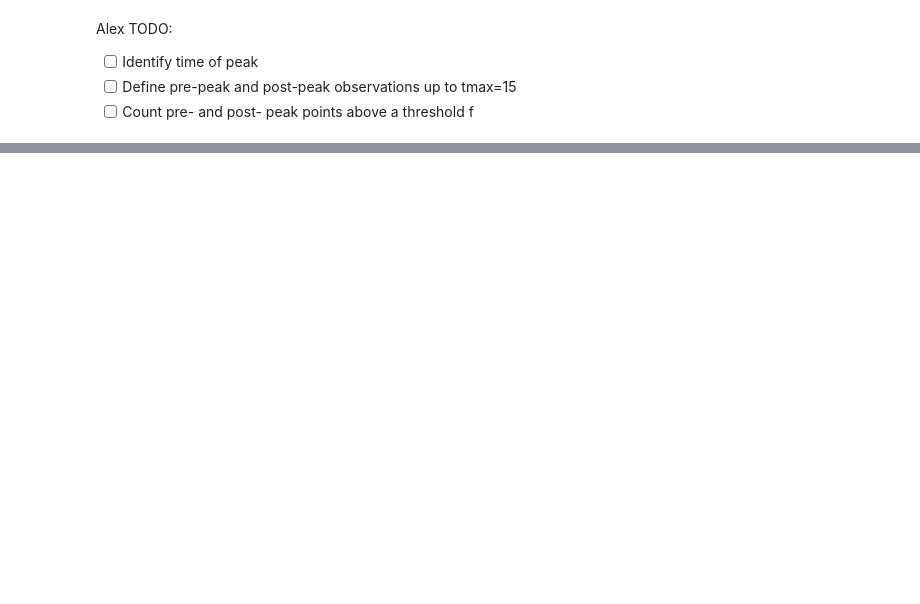
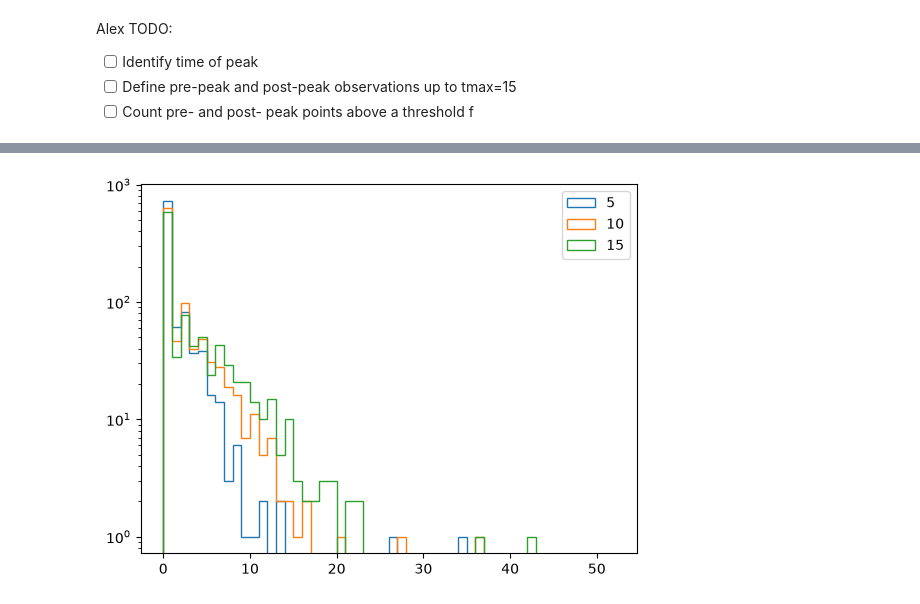
Before and after one commit to SHDaniels/infant_Ia_model, a Jupyter notebook: redback_shock_cooling.ipynb, the cells around one changed output, grey strips where cells are left out. Saved outputs shown, nothing was run; the diff lists cells and outputs as text; code cells hidden in the pictures; blank space fills up the shorter version.

```diff
--- a/redback_shock_cooling.ipynb
+++ b/redback_shock_cooling.ipynb
@@ -245,0 +313,4 @@ plt.show()
+# %%
+df = simulate_lightcurves(model=source, graph_state=graph_state, num_samples=1000, survey_info=survey_info)
+# %%
+lcs = results_augment_lightcurves(df)
@@ -245,0 +327,26 @@ plt.show()
+# %%
+def get_pre_peak(lc, band, time, t0=t0):
+    tpre = lc['times'][lc['times'] < time + t0]
+    # print(len(tpre)/len(lc[band]))
+    return len(tpre)
+
+# could also do with 0 < time_rel < time
+def count_early(lcs, times=(5, 10, 15), bands=('u', 'g', 'r', 'i', 'z', 'y'), t0=t0):
+    all_times = []
+    with_filt = []
+    hi = max(times)
+    for i, lc in enumerate(lcs['lightcurve']):
+        subset = lcs['lightcurve'][i][(lcs['lightcurve'][i]['time_rel'] > 0) & (lcs['lightcurve'][i]['time_rel'] < hi)]
+        counts = []
+        deets = []
+        for time in times:
+            counts.append(len(subset[subset['time_rel'] < time]))
+            deets.append(subset['filter'][subset['time_rel'] < time])
+            # for band in bands:
+            #    count.append(get_pre_peak(lc, band, time, t0=t0))
+            # counts[band] = count
+        all_times.append(counts), with_filt.append(deets)
+    return all_times, with_filt
+# %%
+counts, deets = count_early(lcs)
+res = np.array(counts)
@@ -245,0 +363,9 @@ plt.show()
+# %%
+times=(5, 10, 15)
+for i in range(len(times)):
+    plt.hist(res[:,i], bins=range(np.max(res)), label=times[i], histtype='step')
+plt.legend()
+plt.semilogy()
+plt.show()
+# %% [output]
+[figure, added]
```
Also changed, not shown: parts of 32 cells of this notebook.
